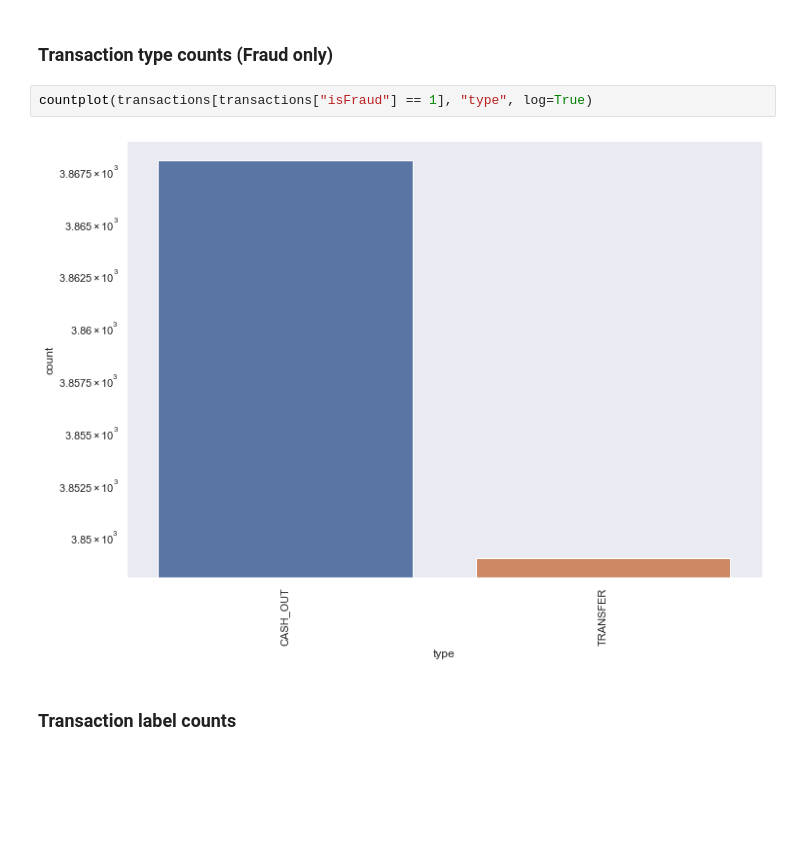
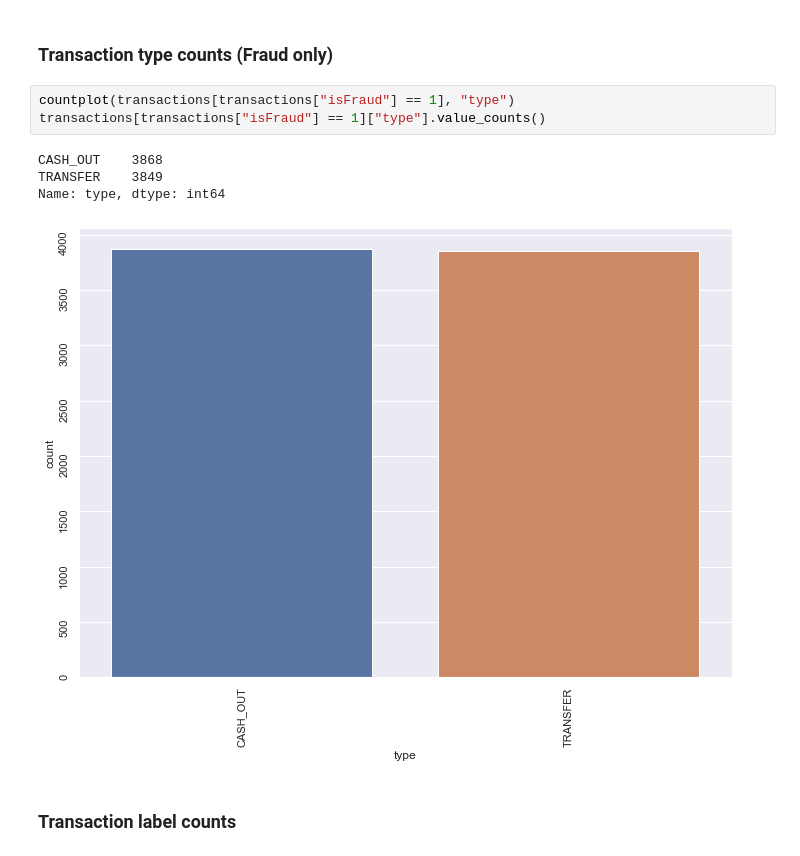
Before and after one commit to GabrielSandoval/plentina, a Jupyter notebook: notebooks/Exploratory Data Analysis.ipynb, the cells around one changed output. Saved outputs shown, nothing was run; the diff lists cells and outputs as text; blank space fills up the shorter version.

```diff
--- a/notebooks/Exploratory Data Analysis.ipynb
+++ b/notebooks/Exploratory Data Analysis.ipynb
@@ -57,9 +75,13 @@ countplot(transactions[transactions["isFraud"] == 0], "type", log=True)
 # %% [markdown]
 ### Transaction type counts (Fraud only)
 # %%
-countplot(transactions[transactions["isFraud"] == 1], "type", log=True)
+countplot(transactions[transactions["isFraud"] == 1], "type")
+transactions[transactions["isFraud"] == 1]["type"].value_counts()
 # %% [output]
+CASH_OUT    3868
+TRANSFER    3849
+Name: type, dtype: int64
-[figure, old version]
+[figure, new version]
 # %% [markdown]
 ### Transaction label counts
 # %%
```
Also changed, not shown: parts of 7 cells of this notebook, 6 other files.
